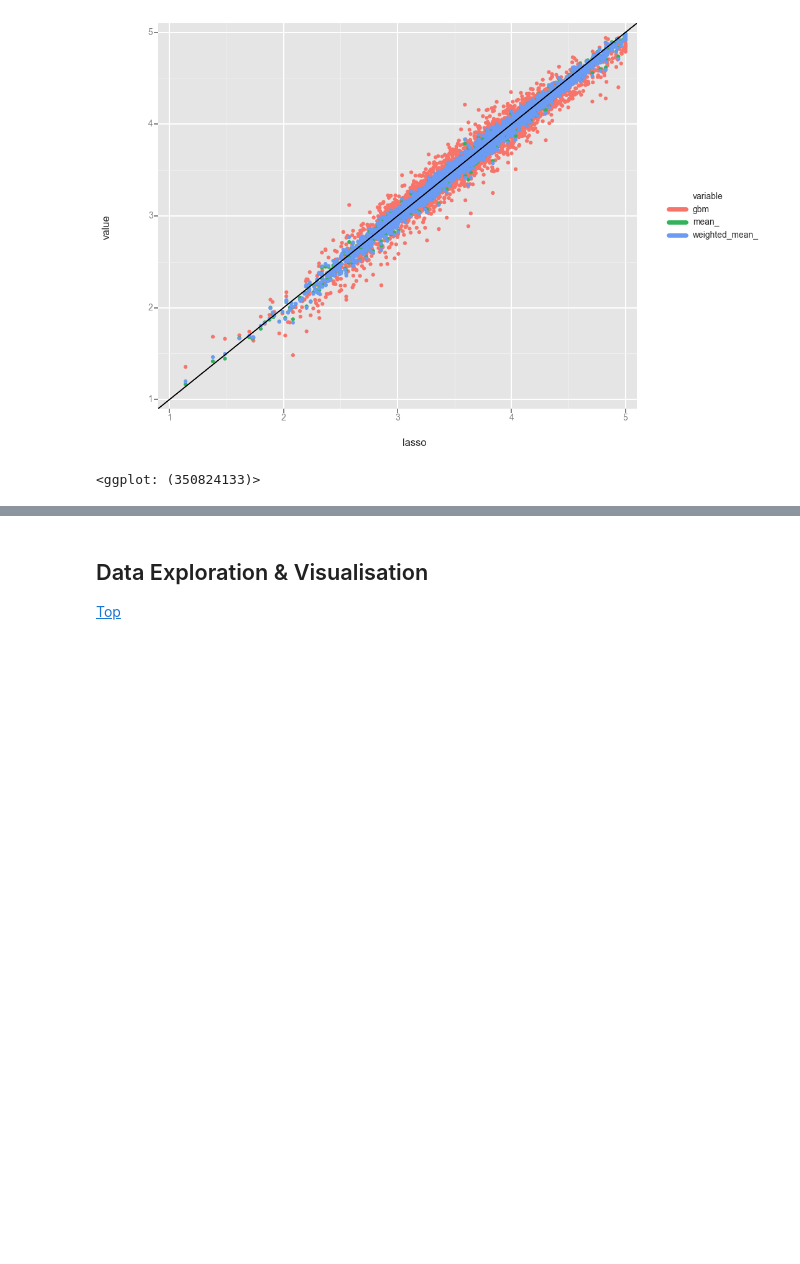
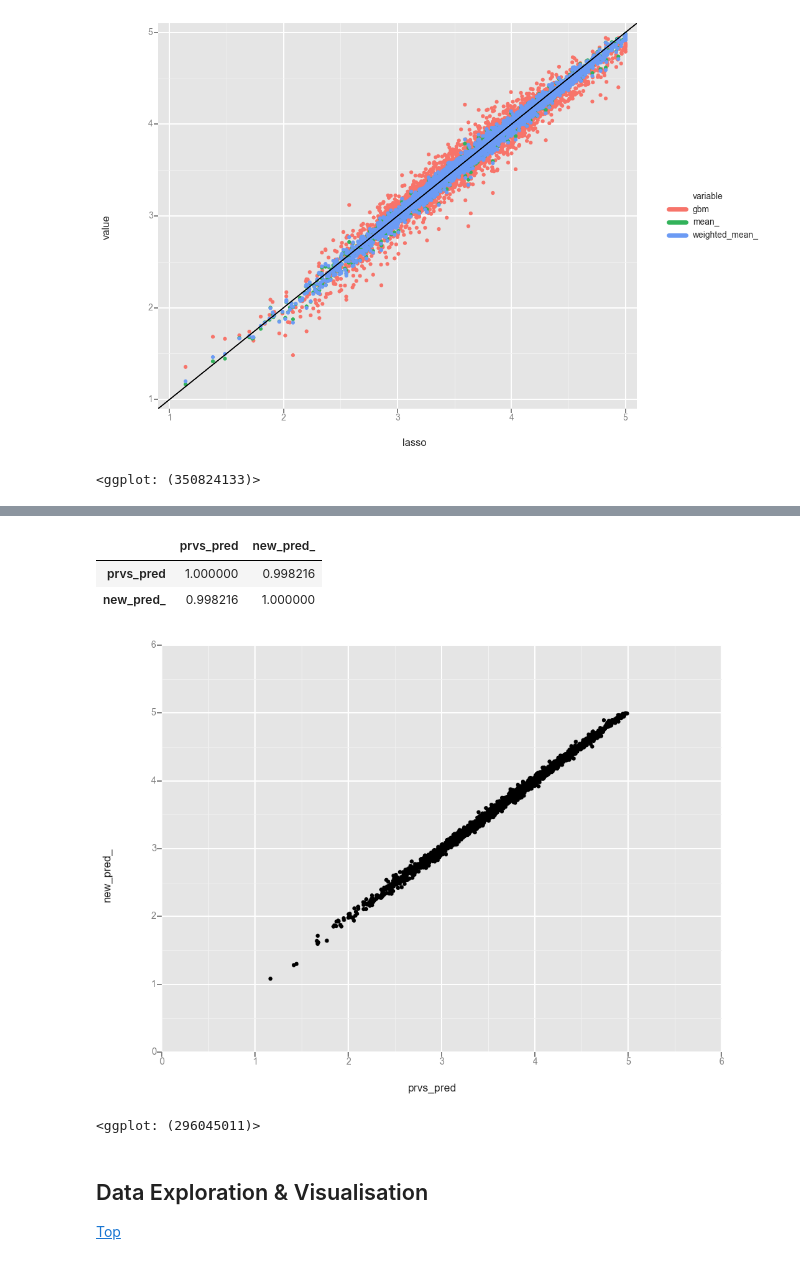
Before and after one commit to AvivNavon/Netflix-Prize, a Jupyter notebook: Netflix_Prize.ipynb, the cells around one changed output, grey strips where cells are left out. Saved outputs shown, nothing was run; the diff lists cells and outputs as text; code cells hidden in the pictures; blank space fills up the shorter version.

Commit message:
New predictions for 2017-06-08

```diff
--- a/Netflix_Prize.ipynb
+++ b/Netflix_Prize.ipynb
@@ -1835,0 +1451,9 @@ results_1_6[['mean_']].to_csv("Predictions/Prediction_1_6.csv", index = False)
+# %%
+gbm_model = GradientBoostingRegressor(learning_rate = .025, n_estimators = 500, max_depth = 3)
+gbm_model_fit = gbm_model.fit(X_train_na_fix_full_scaled_,
+                              y_train_full.values.ravel())
+
+gbm_test_pred = gbm_model_fit.predict(X_test_na_fix_full_scaled_)
+
+gbm_test_pred[gbm_test_pred > 5] = 5
+gbm_test_pred[gbm_test_pred < 1] = 1
@@ -1835,0 +1476,4 @@ results_1_6[['mean_']].to_csv("Predictions/Prediction_1_6.csv", index = False)
+# %%
+results_8_6 = pd.DataFrame({'lasso':lasso_test_pred, 'gbm':gbm_test_pred,
+                            'ridge':ridge_test_pred})
+results_8_6.head()
@@ -1835,0 +1487,3 @@ results_1_6[['mean_']].to_csv("Predictions/Prediction_1_6.csv", index = False)
+# %%
+results_8_6['new_pred_'] = results_8_6['lasso'] * .45 + results_8_6['ridge'] * .35 + results_8_6['gbm'] * .2
+results_8_6.head()
@@ -1835,0 +1499,15 @@ results_1_6[['mean_']].to_csv("Predictions/Prediction_1_6.csv", index = False)
+# %%
+prvs_pred = pd.read_csv("Predictions/Prediction_1_6.csv")
+to_plot = results_8_6.copy()
+to_plot['prvs_pred'] = prvs_pred['mean_']
+# %%
+to_plot[['prvs_pred', 'new_pred_']].corr()
+# %% [output]
+|  | prvs_pred | new_pred_ |
+| prvs_pred | 1.000000 | 0.998216 |
+| new_pred_ | 0.998216 | 1.000000 |
+# %%
+ggplot(to_plot, aes('prvs_pred', 'new_pred_')) + geom_point()
+# %% [output]
+[figure, added]
+<ggplot: (296045011)>
```
Also changed, not shown: parts of 236 cells of this notebook, 6 other files.
